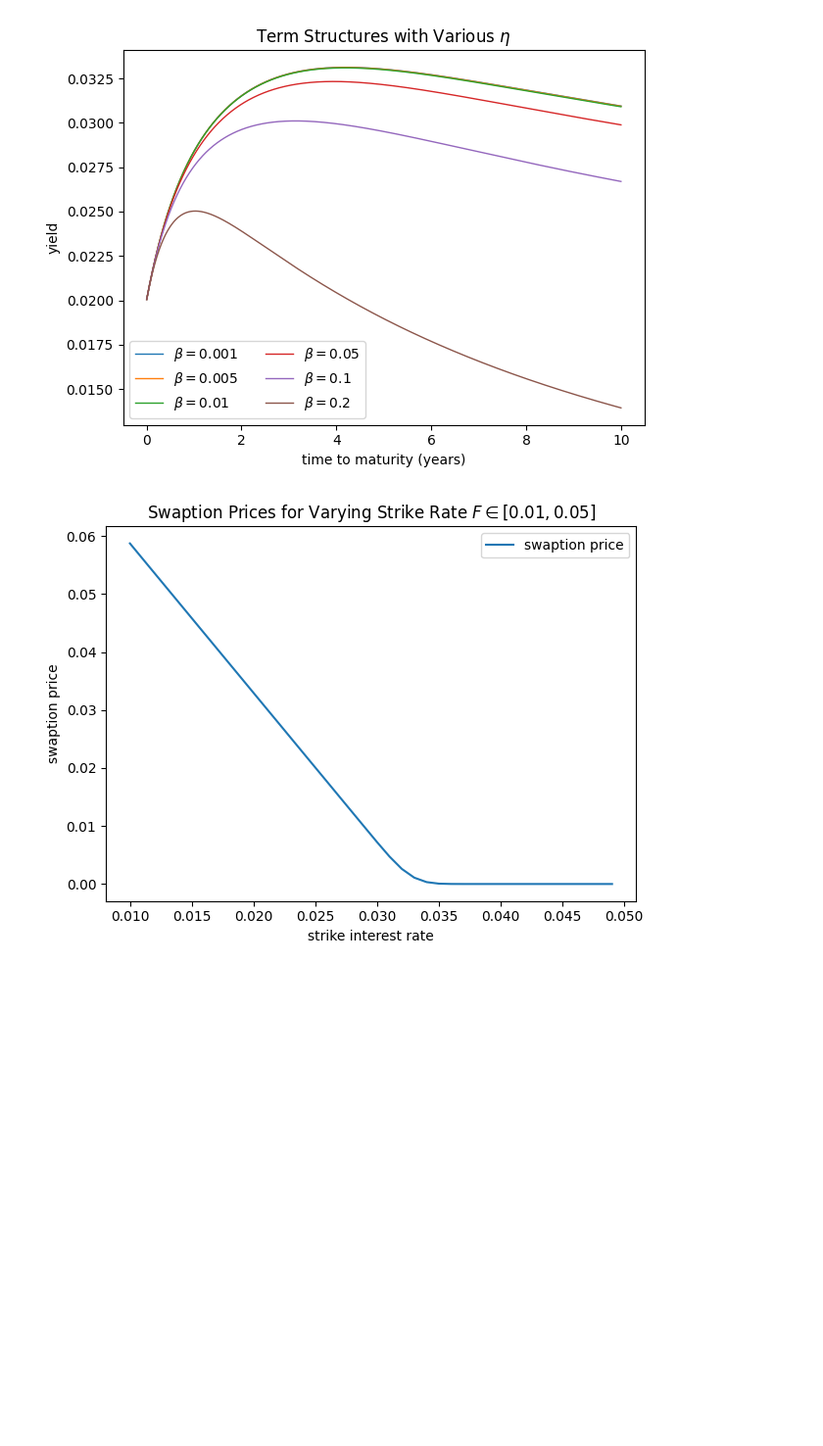
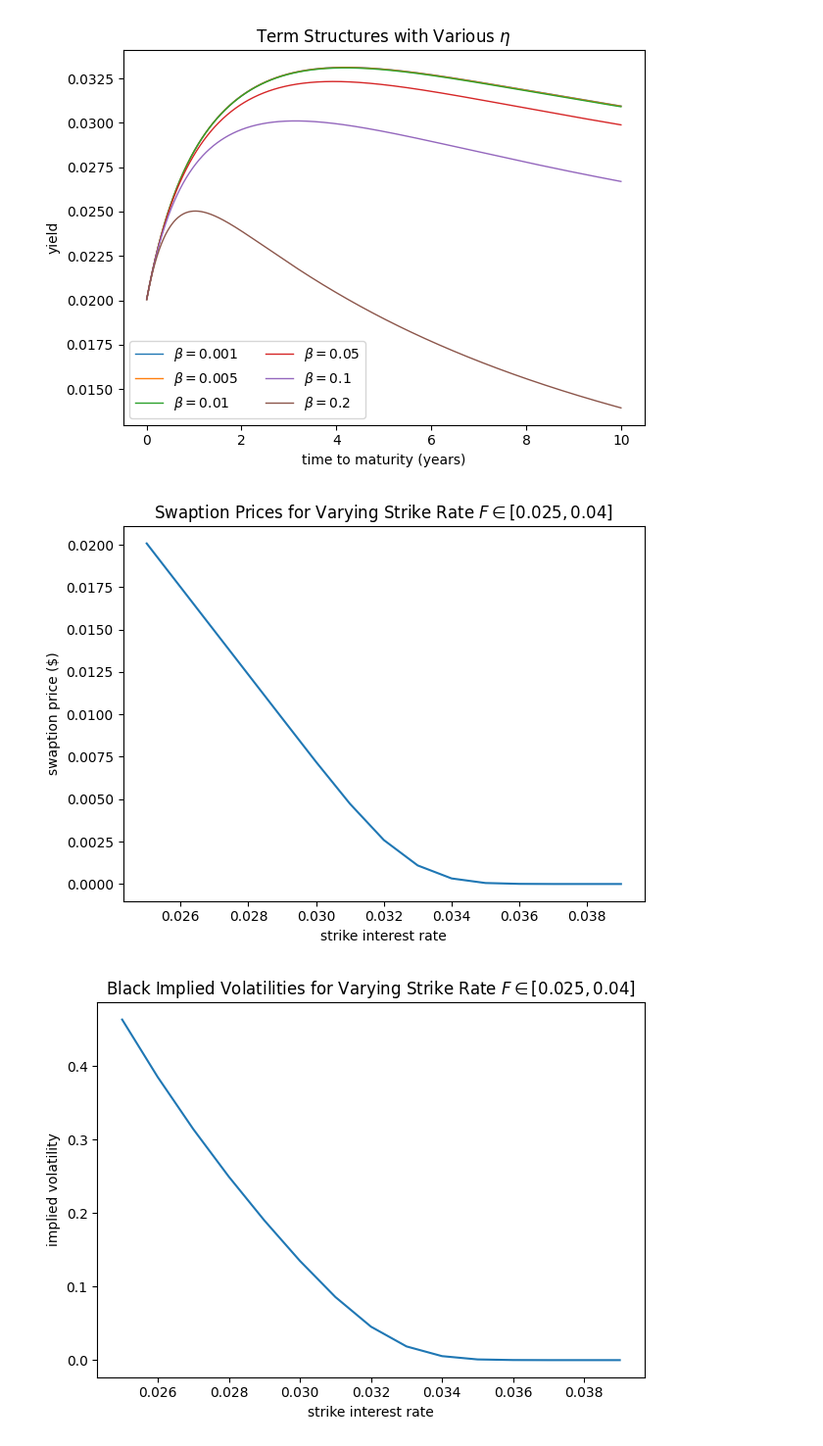
Before and after one commit to joshuakim314/MMF1928, a Jupyter notebook: Project 3/mmf1928_a3.ipynb, the cells around one changed output. Shown at 98% size. Cells and saved outputs as stored; diff of their text form; code cells hidden in the pictures; blank space fills up the shorter version.

```diff
--- a/Project 3/mmf1928_a3.ipynb
+++ b/Project 3/mmf1928_a3.ipynb
@@ -64,8 +64,8 @@ def get_swaption_price(r, F, tau_0, tau_n, delta_tau, x, y, delta_t, phi_func, a
 
 
 def LSM_swaption_price(theta, S_t, F, t, tau_0, tau_n, delta_tau, x_t, y_t, delta_t, phi_func, alpha, beta, sigma, eta, a, b, lambda_):
-    dp = (np.log(S_t / F) + 0.5*(tau_0 - t)*theta**2) / (eta * np.sqrt(tau_0 - t))
-    dm = (np.log(S_t / F) - 0.5*(tau_0 - t)*theta**2) / (eta * np.sqrt(tau_0 - t))
+    dp = (np.log(S_t / F) + 0.5*(tau_0 - t)*theta**2) / (theta * np.sqrt(tau_0 - t))
+    dm = (np.log(S_t / F) - 0.5*(tau_0 - t)*theta**2) / (theta * np.sqrt(tau_0 - t))
     return (S_t * norm.cdf(dp) - F * norm.cdf(dm)) * annuity(t, tau_0, tau_n, delta_tau, x_t, y_t, delta_t, phi_func, alpha, beta, sigma, eta, a, b, lambda_)
 
 
@@ -74,7 +74,7 @@ def implied_volatility(price, init_guess, params):
         price, S_t, F, t, tau_0, tau_n, delta_tau, x_t, y_t, delta_t, phi_func, alpha, beta, sigma, eta, a, b, lambda_ = args
         return LSM_swaption_price(theta, S_t, F, t, tau_0, tau_n, delta_tau, x_t, y_t, delta_t, phi_func, alpha, beta, sigma, eta, a, b, lambda_) - price
     sol = fsolve(func_root, init_guess, args=(price,)+params)
-    return sol
+    return sol[0]
 # %%
 """Q2 main run"""
 np.random.seed(1928)
@@ -239,24 +239,34 @@ fig.savefig("media/eta.png")
 # %%
 """Q5 main run"""
 np.random.seed(1928)
 
 x = sim(x_0, alpha, sigma, 2520, 10, 1000)
 y = sim(y_0, beta, eta, 2520, 10, 1000)
 r = phi + x + y
 
-F = swap_rate(0, 3, 6, 0.25, x_0, y_0, 1/252, phi_func, alpha, beta, sigma, eta, a, b, lambda_)  # swaption strike rate
-strikes = np.arange(0.01, 0.05, 0.001)
+F = swap_rate(0, 3, 6, 0.25, x_0, y_0, 1/252, phi_func, alpha, beta, sigma, eta, a, b, lambda_)  # swaption strike rate (today's swap rate)
+strikes = np.arange(0.025, 0.04, 0.001)
 swaption_prices = [get_swaption_price(r, K, 3, 6, 0.25, x, y, 1/252, phi_func, alpha, beta, sigma, eta, a, b, lambda_) for K in strikes]
-# black_vol = [implied_volatility(swaption_price, swaption_price, (strike, strike, 0, 3, 6, 0.25, x_0, y_0, 1/252, phi_func, alpha, beta, sigma, eta, a, b, lambda_)) for swaption_price, strike in zip(swaption_prices, strikes)]
+black_vol = [implied_volatility(swaption_price, swaption_price*10, (strike, strike, 0, 3, 6, 0.25, x_0, y_0, 1/252, phi_func, alpha, beta, sigma, eta, a, b, lambda_)) for swaption_price, strike in zip(swaption_prices, strikes)]
 
 fig, ax = plt.subplots()
 ax.plot(strikes, swaption_prices, label="swaption price")
-# ax.plot(strikes, black_vol, label="Black implied volatility")
-ax.set(xlabel='strike interest rate', ylabel='swaption price')
-ax.set_title(r"Swaption Prices for Varying Strike Rate $F \in [0.01, 0.05]$")
-ax.legend()
+ax.set(xlabel='strike interest rate', ylabel='swaption price ($)')
+ax.set_title(r"Swaption Prices for Varying Strike Rate $F \in [0.025, 0.04]$")
+# ax.legend()
 plt.tight_layout()
 plt.show()
 fig.savefig("media/swaption_price.png")
+
+fig, ax = plt.subplots()
+# ax.plot(strikes, swaption_prices, label="swaption price")
+ax.plot(strikes, black_vol, label="Black implied volatility")
+ax.set(xlabel='strike interest rate', ylabel='implied volatility')
+ax.set_title(r"Black Implied Volatilities for Varying Strike Rate $F \in [0.025, 0.04]$")
+# ax.legend()
+plt.tight_layout()
+plt.show()
+fig.savefig("media/imp_vol.png")
 # %% [output]
-[figure, old version]
+[figure, new version]
+[figure, added]
```
Also changed, not shown: 2 other files.
